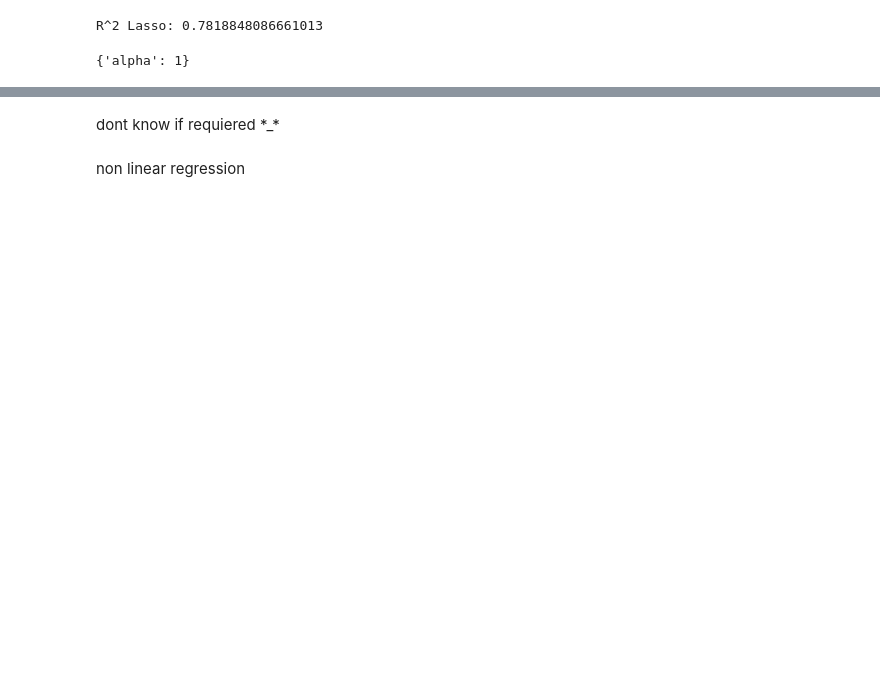
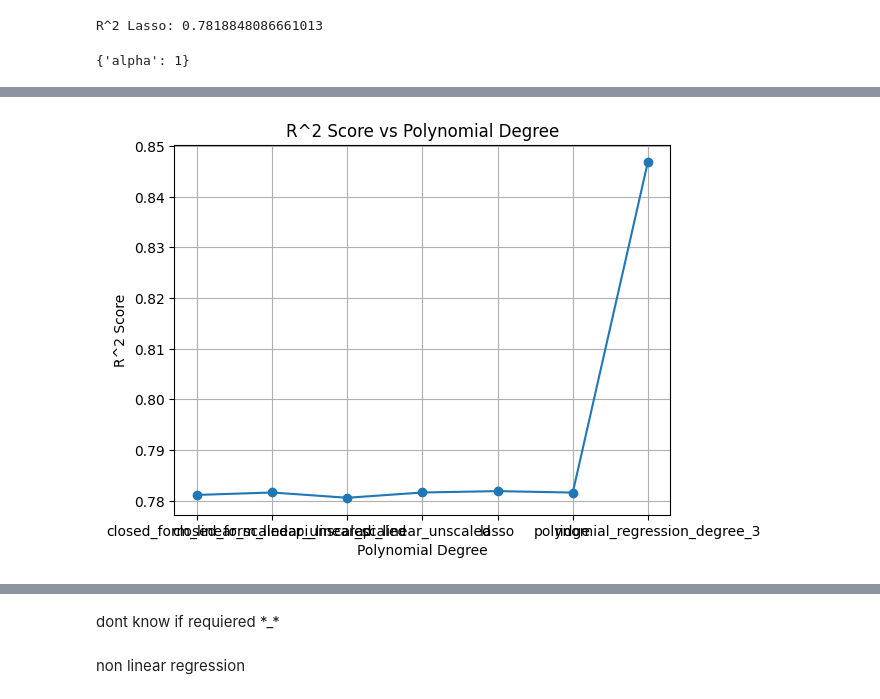
Before and after one commit to Mohammed-Abed-Alkareem/Regression-Analysis-and-Model-Selection, a Jupyter notebook: file.ipynb, the cells around one changed output, grey strips where cells are left out. Drawn from its saved outputs; the diff is of its cells as text; code cells hidden in the pictures; blank space fills up the shorter version.

```diff
--- a/file.ipynb
+++ b/file.ipynb
@@ -974,7 +1009,8 @@ X_train, X_val, y_train, y_val = train_test_split(X_train_val, y_train_val, test
 def closed_form_solution(X, y):
     X_T = X.T
     X_T_dot_X = X_T.dot(X)
-    X_T_dot_X_inv = np.linalg.inv(X_T_dot_X)
+    # Use pseudo-inverse instead of explicit inversion
+    X_T_dot_X_inv = np.linalg.pinv(X_T_dot_X)
     X_T_dot_y = X_T.dot(y)
     return X_T_dot_X_inv.dot(X_T_dot_y)
 
@@ -1250,0 +1279,31 @@ r2_scores
+# %%
+top_corr_features_with_price = ['cylinder_edited',
+                                'horse_power_edited', 'top_speed_edited']
+X = car_df_scaled.drop('price_usd', axis=1)[top_corr_features_with_price]
+y = car_df_scaled['price_usd']
+
+
+X_train_val, X_test, y_train_val, y_test = train_test_split(X, y, test_size=0.2, random_state=42)
+
+X_train, X_val, y_train, y_val = train_test_split(X_train_val, y_train_val, test_size=0.25, random_state=42)  # 0.25 x 0.8 = 0.2
+
+r2_scores_temp = {}
+for degree in range(2, 11):
+
+    poly = PolynomialFeatures(degree=degree)
+    X_train_poly = poly.fit_transform(X_train)
+    X_val_poly = poly.transform(X_val)
+
+
+    lr_poly = LinearRegression()
+    lr_poly.fit(X_train_poly, y_train)
+
+    y_val_pred = lr_poly.predict(X_val_poly)
+
+    r2 = r2_score(y_val, y_val_pred)
+    r2_scores_temp[degree] = r2
+    print(f"Degree: {degree}, R^2: {r2:.4f}")
+
+best_degree = max(r2_scores_temp, key=r2_scores_temp.get)
+r2_scores[f'polynomial_regression_degree_{best_degree}'] = r2_scores_temp[best_degree]
+print(f"Best polynomial degree: {best_degree} with R^2: {r2_scores_temp[best_degree]:.4f}")
@@ -1250,0 +1321,13 @@ r2_scores
+# %%
+
+degrees = list(r2_scores.keys())
+scores = list(r2_scores.values())
+
+plt.plot(degrees, scores, marker='o')
+plt.xlabel('Polynomial Degree')
+plt.ylabel('R^2 Score')
+plt.title('R^2 Score vs Polynomial Degree')
+plt.grid()
+plt.show()
+# %% [output]
+[figure, added]
```
Also changed, not shown: parts of 33 cells of this notebook.
